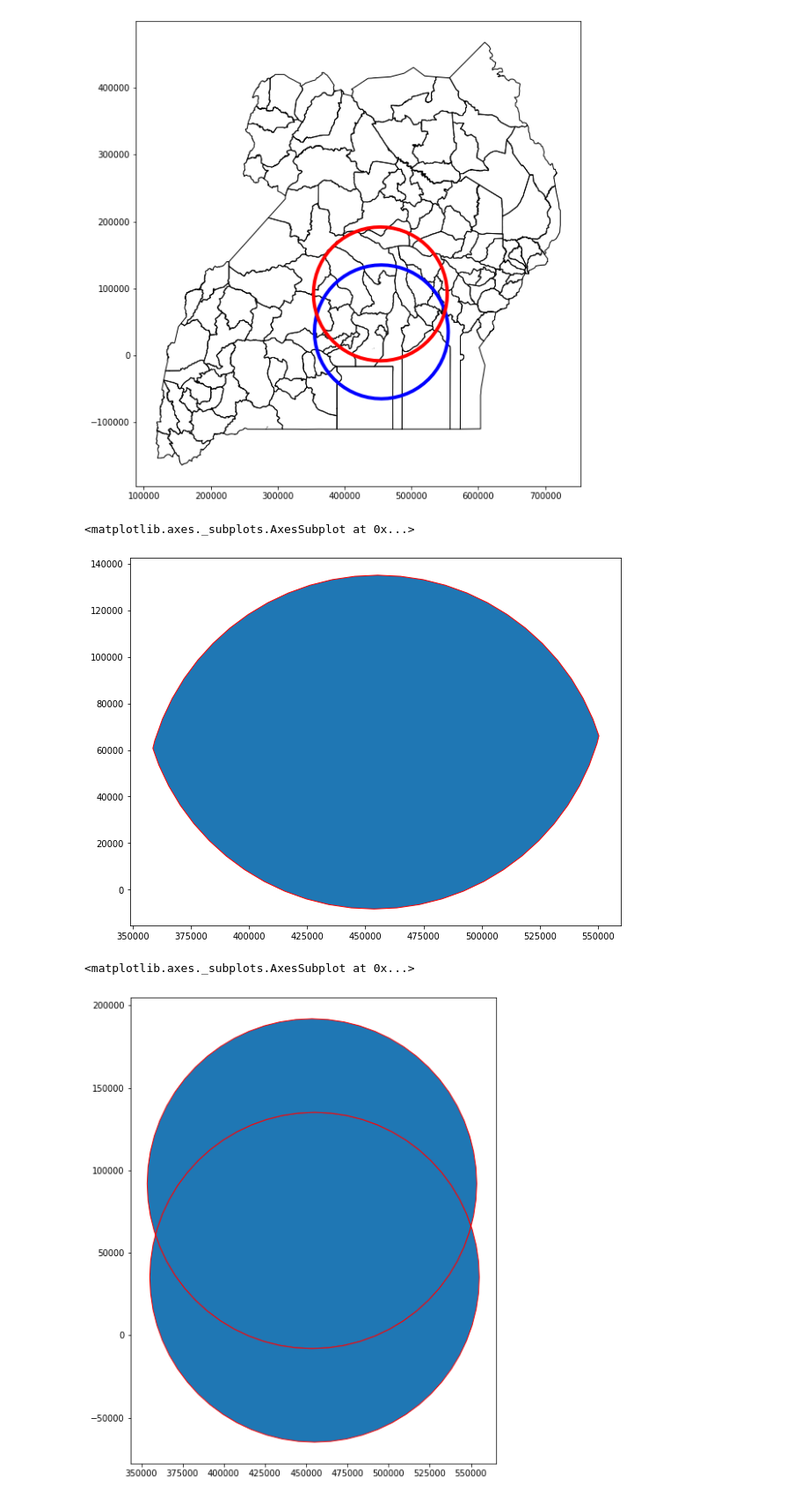
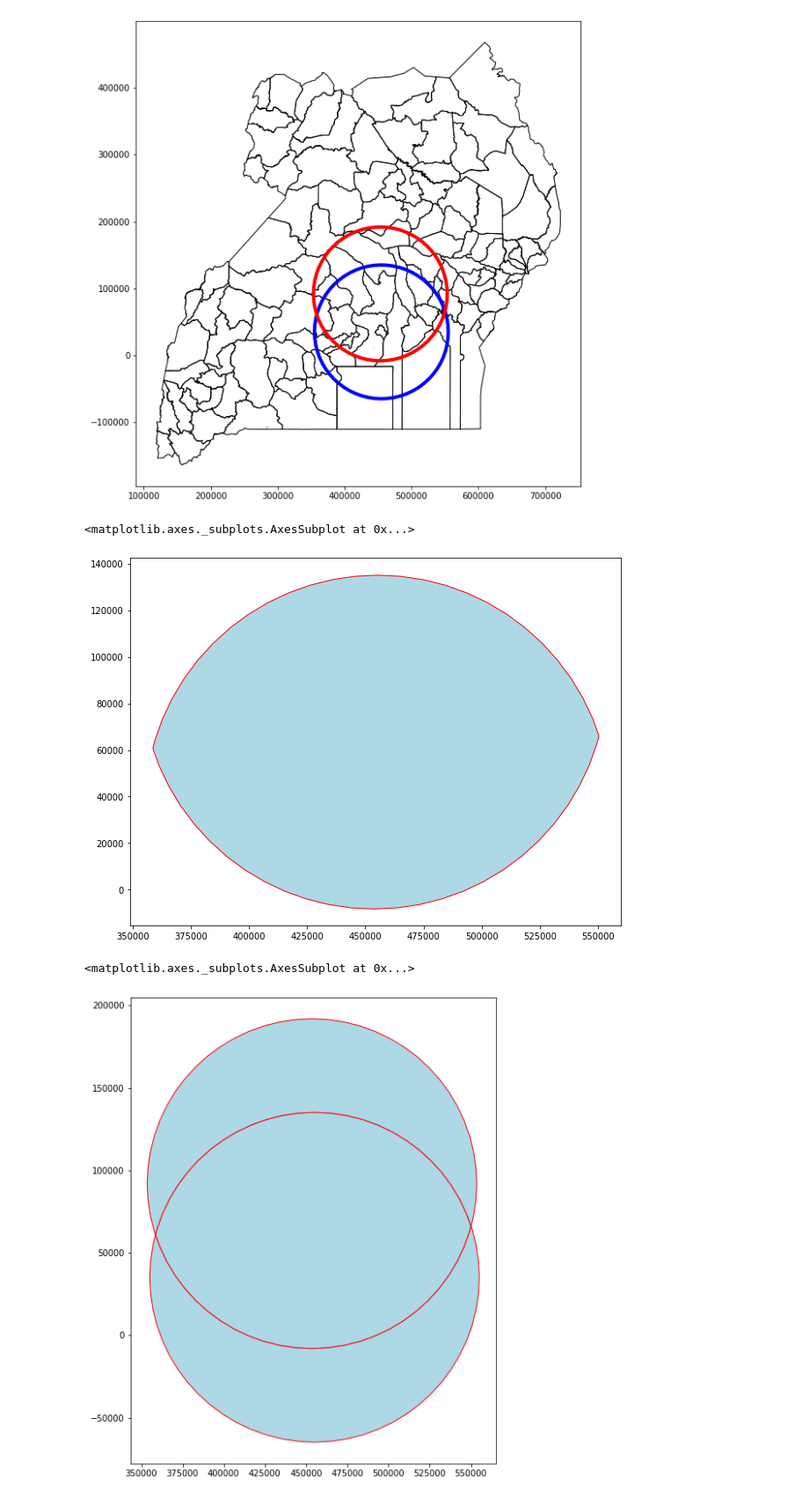
Before and after one commit to rorama/Data-Science-with-Python-Tips, a Jupyter notebook: tips_geopandas.ipynb, the cells around one changed output. Shown at 88% size. Cells and saved outputs as stored; diff of their text form; code cells hidden in the pictures.

```diff
--- a/tips_geopandas.ipynb
+++ b/tips_geopandas.ipynb
@@ -153,17 +235,17 @@ uganda_all.plot(ax=ax, color='none', edgecolor='black', linewidth=1, zorder=-1)
 # %%
 #get intersection of kampala and luwero
 result = gpd.overlay(kampala_buffer, luwero_buffer, how='intersection')
-result.plot(figsize=(10, 10), edgecolor='red')
+result.plot(figsize=(10, 10), color='lightblue', edgecolor='red')
 # %% [output]
 <matplotlib.axes._subplots.AxesSubplot at 0x...>
-[figure, old version]
+[figure, new version]
 # %%
 #get union of kampala and luwero
 result = gpd.overlay(kampala_buffer, luwero_buffer, how='union')
-result.plot(figsize=(10, 10), edgecolor='red')
+result.plot(figsize=(10, 10), color='lightblue', edgecolor='red')
 # %% [output]
 <matplotlib.axes._subplots.AxesSubplot at 0x...>
-[figure, old version]
+[figure, new version]
 # %%
 #get symmetric difference of kampala and luwero
 result = gpd.overlay(kampala_buffer, luwero_buffer, how='symmetric_difference')
```
Also changed, not shown: parts of 13 cells of this notebook.
